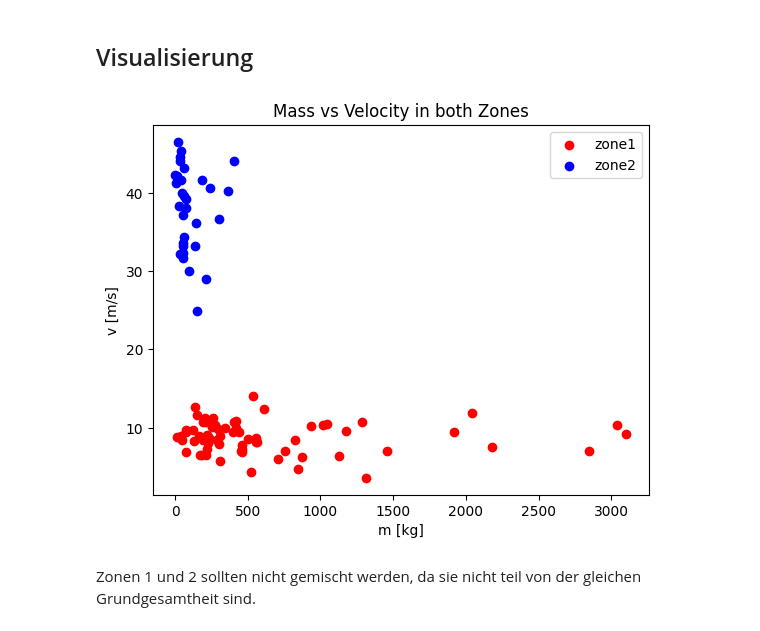
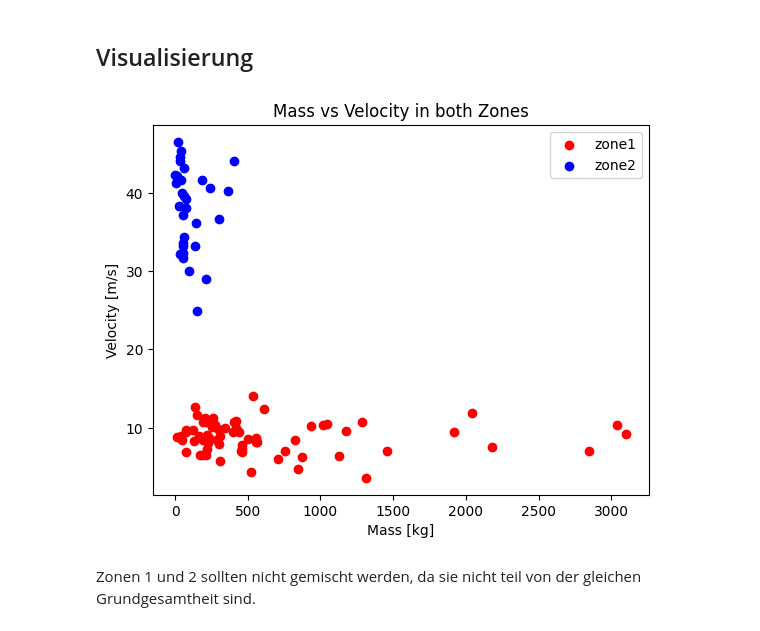
Before and after one commit to staldenhoefler/Steinschlag, a Jupyter notebook: steinschlag.ipynb, the cells around one changed output. Saved outputs shown, nothing was run; the diff lists cells and outputs as text; code cells hidden in the pictures.

```diff
--- a/steinschlag.ipynb
+++ b/steinschlag.ipynb
@@ -192,14 +192,14 @@ print(zone2.head())
 # %%
 fig, ax = plt.subplots()
 ax.scatter(zone1["kg"], zone1["m/s"], c="red", label="zone1")
 ax.scatter(zone2["kg"], zone2["m/s"], c="blue", label="zone2")
 ax.legend()
-ax.axes.set_xlabel("m [kg]")
-ax.axes.set_ylabel("v [m/s]")
+ax.axes.set_xlabel("Mass [kg]")
+ax.axes.set_ylabel("Velocity [m/s]")
 plt.title("Mass vs Velocity in both Zones")
 plt.show()
 # %% [output]
-[figure, old version]
+[figure, new version]
 # %% [markdown]
 Zonen 1 und 2 sollten nicht gemischt werden, da sie nicht teil von der gleichen Grundgesamtheit sind.
 # %%
```
Also changed, not shown: parts of 17 cells of this notebook.
